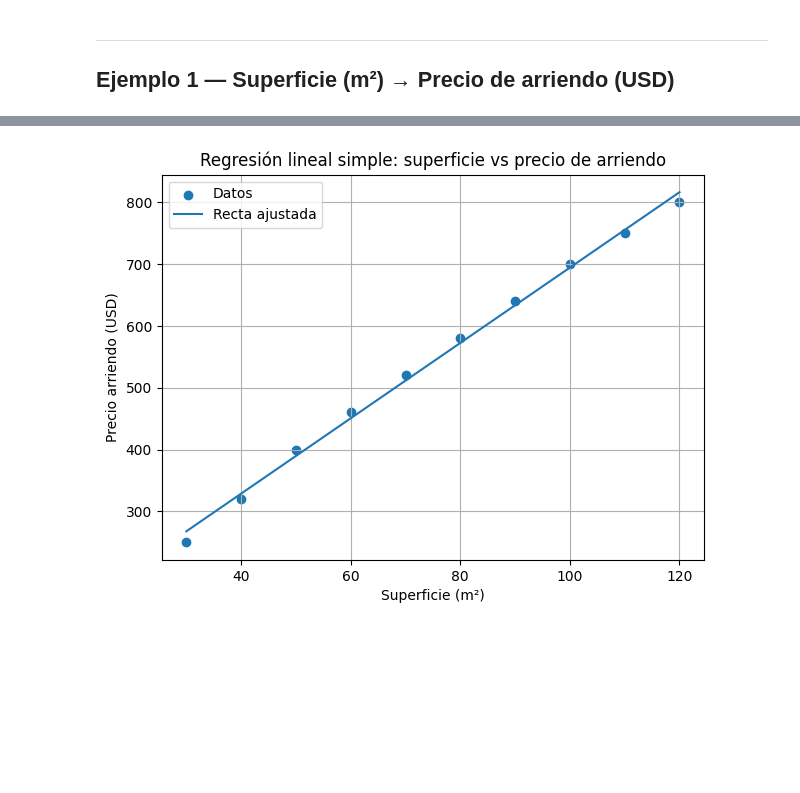
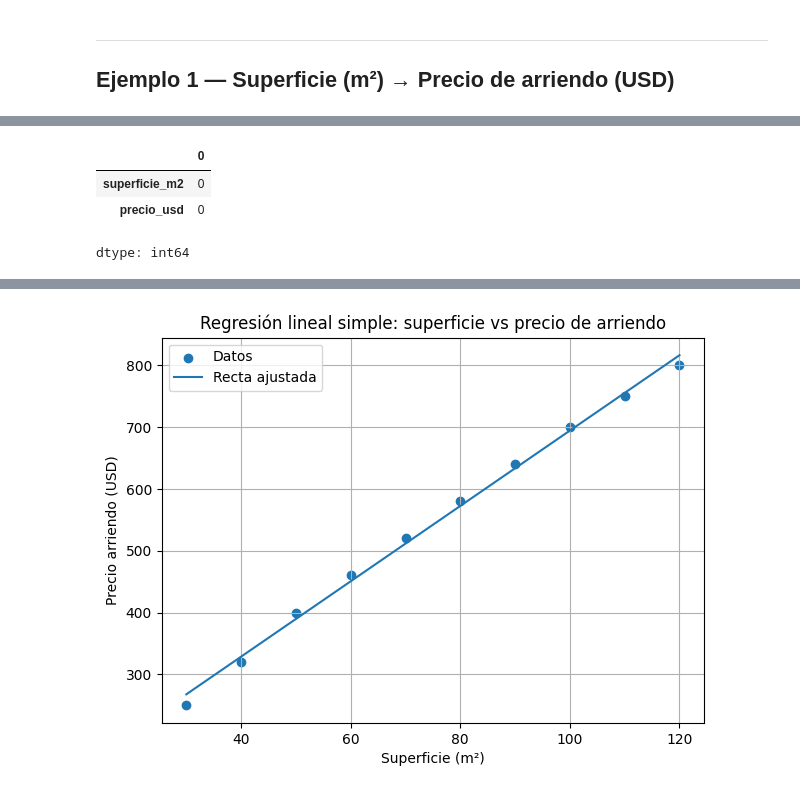
Before and after one commit to Joselota/Relatorias, a Jupyter notebook: ML/Regresion lineal/Regresion_Lineal_Simple_Ejemplos.ipynb, the cells around one changed output, grey strips where cells are left out. Saved outputs shown, nothing was run; the diff lists cells and outputs as text; code cells hidden in the pictures; blank space fills up the shorter version.

```diff
--- a/ML/Regresion lineal/Regresion_Lineal_Simple_Ejemplos.ipynb
+++ b/ML/Regresion lineal/Regresion_Lineal_Simple_Ejemplos.ipynb
@@ -21,0 +43,7 @@ from pathlib import Path
+# %%
+df.isnull().sum()
+# %% [output]
+|  | 0 |
+| superficie_m2 | 0 |
+| precio_usd | 0 |
+dtype: int64
```
Also changed, not shown: parts of 17 cells of this notebook.
